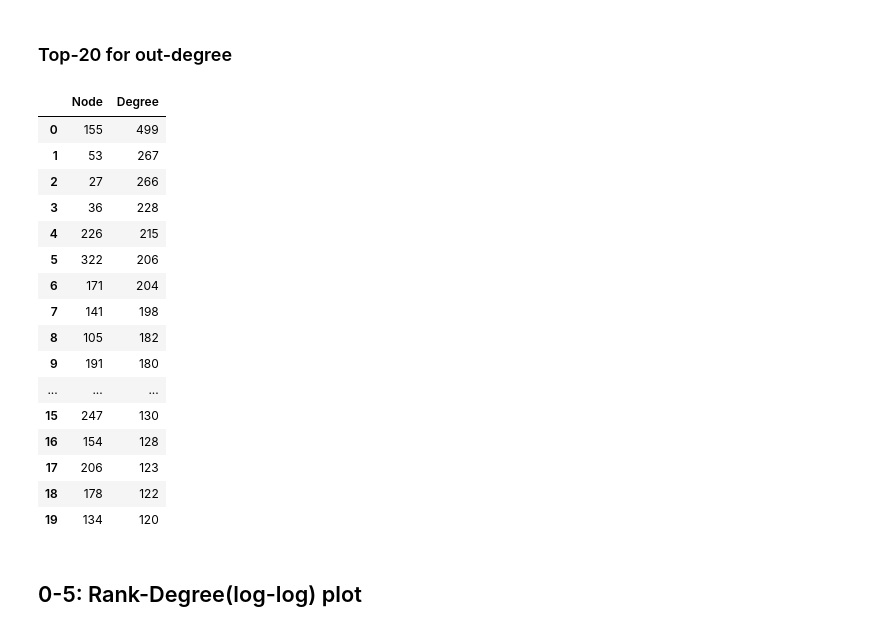
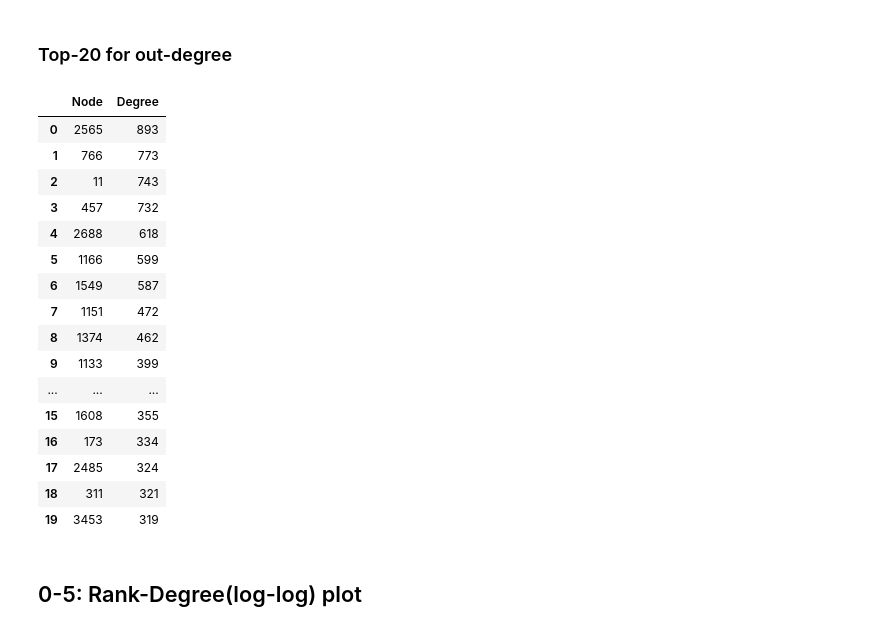
Before and after one commit to pouriaSameti/Mathematics-For-Data-Science, a Jupyter notebook: Project 3/notebook.ipynb, the cells around one changed output. Saved outputs shown, nothing was run; the diff lists cells and outputs as text; code cells hidden in the pictures.

```diff
--- a/Project 3/notebook.ipynb
+++ b/Project 3/notebook.ipynb
@@ -21,0 +33,3 @@ edges_A.head()
+# %%
+edges_wv = pd.read_csv("dataset/wiki-Vote.txt.gz", sep="\t", header=None, names=["src", "dst"], skiprows=df_start_line)
+edges_wv.head()
@@ -22,9 +43,9 @@ edges_A.head()
 # %% [markdown]
 ## 0-1: Checking Nodes & Edges
 # %%
-num_edges_A = len(edges_A)
-num_nodes_A = int(max(edges_A["src"].max(), edges_A["dst"].max()) + 1)
+num_nodes_wv = int(max(edges_wv["src"].max(), edges_wv["dst"].max()) + 1)
+num_edges_wv = len(edges_wv)
 
-print(f"Number of nodes: {num_nodes_A}")
-print(f"Number of edges: {num_edges_A}")
+print(f"Number of nodes: {num_nodes_wv}")
+print(f"Number of edges: {num_edges_wv}")
 # %% [output]
@@ -33,19 +54,19 @@ Number of edges: 12691
 # %% [markdown]
 ## 0-2: in-degree & out-degree calculation
 # %%
-out_degree_A = np.zeros(num_nodes_A, dtype=np.int64)
-in_degree_A = np.zeros(num_nodes_A, dtype=np.int64)
+out_degree_wv = np.zeros(num_nodes_wv, dtype=np.int64)
+in_degree_wv = np.zeros(num_nodes_wv, dtype=np.int64)
 
-for u, v in edges_A.itertuples(index=False):
-    out_degree_A[u] += 1
-    in_degree_A[v] += 1
+for u, v in edges_wv.itertuples(index=False):
+    out_degree_wv[u] += 1
+    in_degree_wv[v] += 1
 
 
-in_stats = {"max": int(np.max(in_degree_A)), "mean": float(np.mean(in_degree_A)), "median": float(np.median(in_degree_A)),
-            "zero_percent": float(np.sum(in_degree_A == 0) / len(in_degree_A) * 100)}
+in_stats = {"max": int(np.max(in_degree_wv)), "mean": float(np.mean(in_degree_wv)), "median": float(np.median(in_degree_wv)),
+            "zero_percent": float(np.sum(in_degree_wv == 0) / len(in_degree_wv) * 100)}
 
-out_stats = {"max": int(np.max(out_degree_A)), "mean": float(np.mean(out_degree_A)), "median": float(np.median(out_degree_A)),
-            "zero_percent": float(np.sum(out_degree_A == 0) / len(out_degree_A) * 100)}
+out_stats = {"max": int(np.max(out_degree_wv)), "mean": float(np.mean(out_degree_wv)), "median": float(np.median(out_degree_wv)),
+             "zero_percent": float(np.sum(out_degree_wv == 0) / len(out_degree_wv) * 100)}
 
 summary_df = pd.DataFrame.from_dict({"In-degree": in_stats, "Out-degree": out_stats}, orient="index")
 summary_df
@@ -111,26 +123,26 @@ top20_in_df
 # %% [markdown]
 ### Top-20 for out-degree
 # %%
-top20_out_df = pd.DataFrame(top_k_nodes(out_degree_A, 20))
+top20_out_df = pd.DataFrame(top_k_nodes(out_degree_wv, 20))
 top20_out_df
 # %% [output]
 |  | Node | Degree |
-| 0 | 155 | 499 |
-| 1 | 53 | 267 |
-| 2 | 27 | 266 |
-| 3 | 36 | 228 |
-| 4 | 226 | 215 |
-| 5 | 322 | 206 |
-| 6 | 171 | 204 |
-| 7 | 141 | 198 |
-| 8 | 105 | 182 |
-| 9 | 191 | 180 |
+| 0 | 2565 | 893 |
+| 1 | 766 | 773 |
+| 2 | 11 | 743 |
+| 3 | 457 | 732 |
+| 4 | 2688 | 618 |
+| 5 | 1166 | 599 |
+| 6 | 1549 | 587 |
+| 7 | 1151 | 472 |
+| 8 | 1374 | 462 |
+| 9 | 1133 | 399 |
 | ... | ... | ... |
-| 15 | 247 | 130 |
-| 16 | 154 | 128 |
-| 17 | 206 | 123 |
-| 18 | 178 | 122 |
-| 19 | 134 | 120 |
+| 15 | 1608 | 355 |
+| 16 | 173 | 334 |
+| 17 | 2485 | 324 |
+| 18 | 311 | 321 |
+| 19 | 3453 | 319 |
 # %% [markdown]
 ## 0-5: Rank-Degree(log-log) plot
 # %%
```
Also changed, not shown: parts of 19 cells of this notebook.
